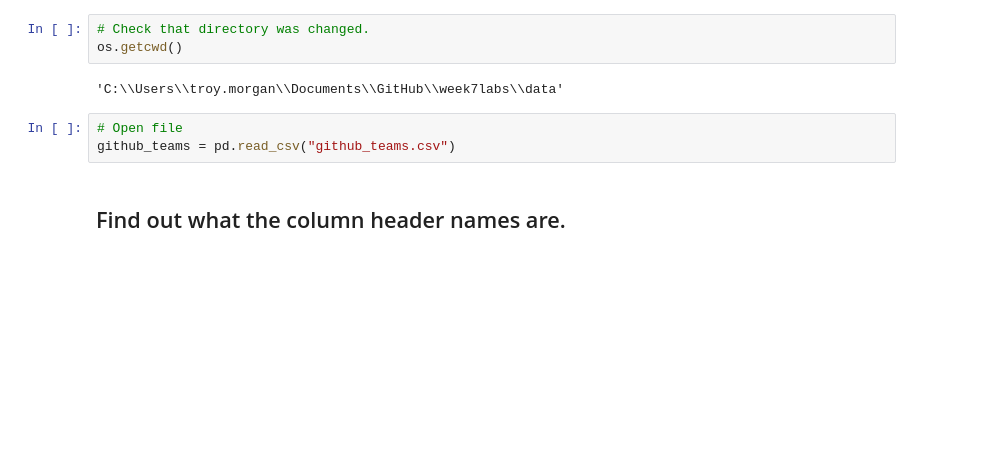
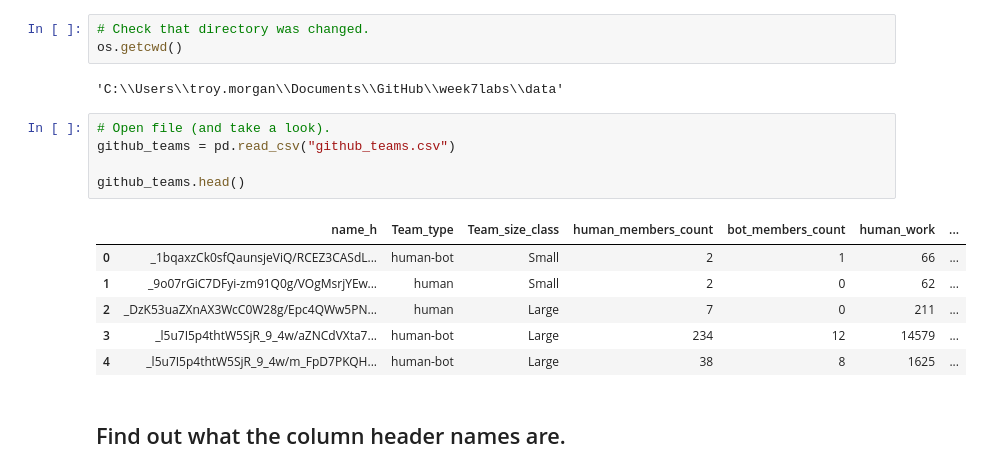
Before and after one commit to TheUltimateFishstick/week7labs, a Jupyter notebook: 07_Instructor_Lab_Morgan.ipynb, the cells around one changed output. Drawn from its saved outputs; the diff is of its cells as text; blank space fills up the shorter version.

```diff
--- a/07_Instructor_Lab_Morgan.ipynb
+++ b/07_Instructor_Lab_Morgan.ipynb
@@ -30,8 +30,17 @@ os.getcwd()
 # %% [output]
 'C:\\Users\\troy.morgan\\Documents\\GitHub\\week7labs\\data'
 # %%
-# Open file
+# Open file (and take a look).
 github_teams = pd.read_csv("github_teams.csv")
+
+github_teams.head()
+# %% [output]
+|  | name_h | Team_type | Team_size_class | human_members_count | bot_members_count | human_work | ... |
+| 0 | _1bqaxzCk0sfQaunsjeViQ/RCEZ3CASdL... | human-bot | Small | 2 | 1 | 66 | ... |
+| 1 | _9o07rGiC7DFyi-zm91Q0g/VOgMsrjYEw... | human | Small | 2 | 0 | 62 | ... |
+| 2 | _DzK53uaZXnAX3WcC0W28g/Epc4QWw5PN... | human | Large | 7 | 0 | 211 | ... |
+| 3 | _l5u7I5p4thtW5SjR_9_4w/aZNCdVXta7... | human-bot | Large | 234 | 12 | 14579 | ... |
+| 4 | _l5u7I5p4thtW5SjR_9_4w/m_FpD7PKQH... | human-bot | Large | 38 | 8 | 1625 | ... |
 # %% [markdown]
 ## Find out what the column header names are.
 # %%
```
Also changed, not shown: parts of 24 cells of this notebook.
